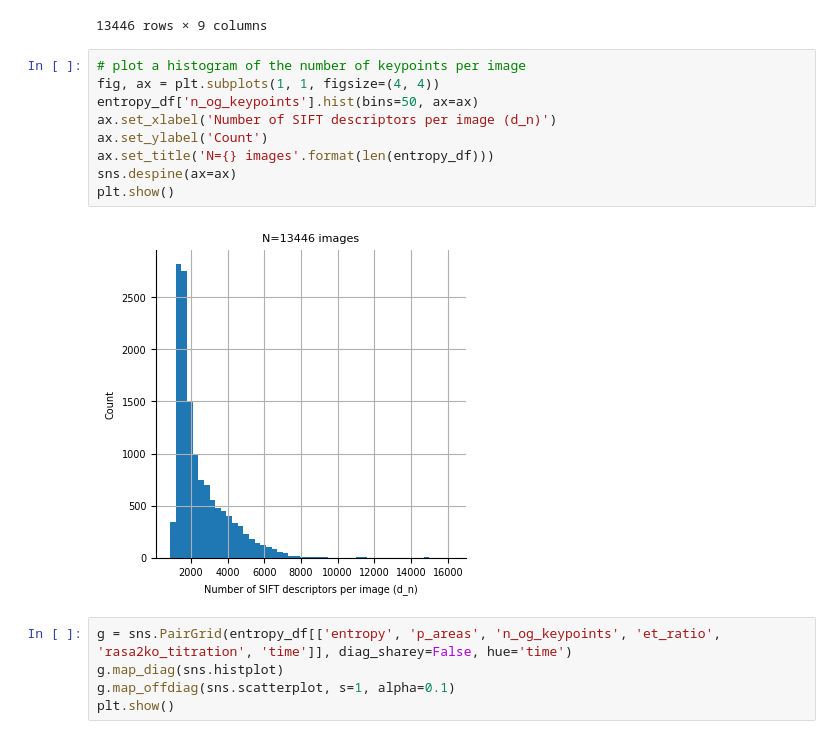
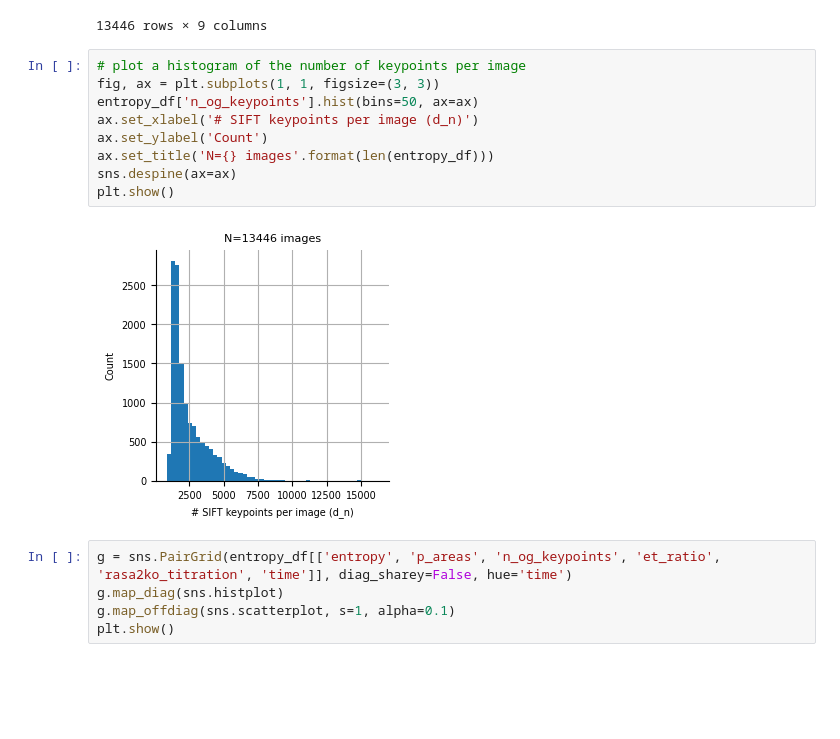
Before and after one commit to bee-hive/sflcba, a Jupyter notebook: entropy_analysis.ipynb, the cells around one changed output. Drawn from its saved outputs; the diff is of its cells as text; blank space fills up the shorter version.

Commit message:
clean up figures while writing legends

```diff
--- a/entropy_analysis.ipynb
+++ b/entropy_analysis.ipynb
@@ -97,15 +97,15 @@ entropy_df
 13446 rows × 9 columns
 # %%
 # plot a histogram of the number of keypoints per image
-fig, ax = plt.subplots(1, 1, figsize=(4, 4))
+fig, ax = plt.subplots(1, 1, figsize=(3, 3))
 entropy_df['n_og_keypoints'].hist(bins=50, ax=ax)
-ax.set_xlabel('Number of SIFT descriptors per image (d_n)')
+ax.set_xlabel('# SIFT keypoints per image (d_n)')
 ax.set_ylabel('Count')
 ax.set_title('N={} images'.format(len(entropy_df)))
 sns.despine(ax=ax)
 plt.show()
 # %% [output]
-[figure, old version]
+[figure, new version]
 # %%
 g = sns.PairGrid(entropy_df[['entropy', 'p_areas', 'n_og_keypoints', 'et_ratio', 'rasa2ko_titration', 'time']], diag_sharey=False, hue='time')
 g.map_diag(sns.histplot)
```
Also changed, not shown: parts of 9 cells of this notebook.
